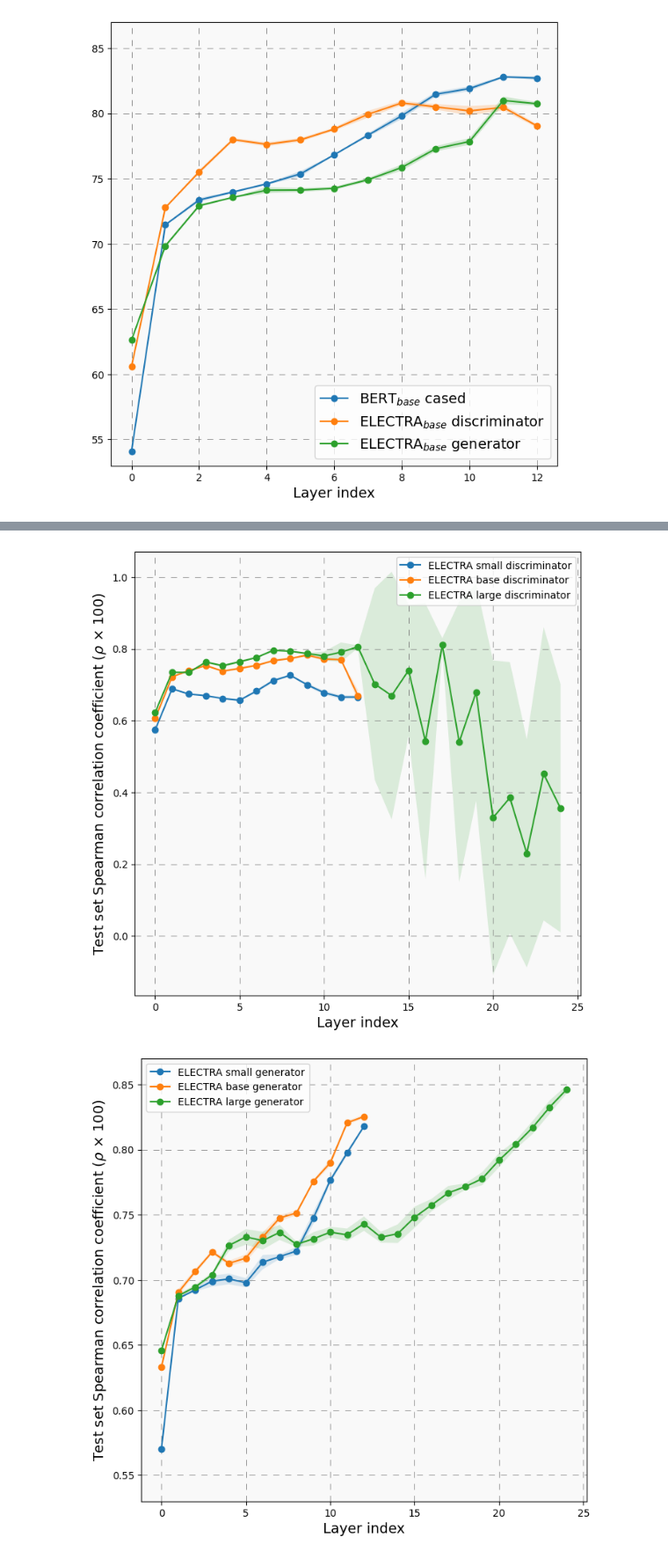
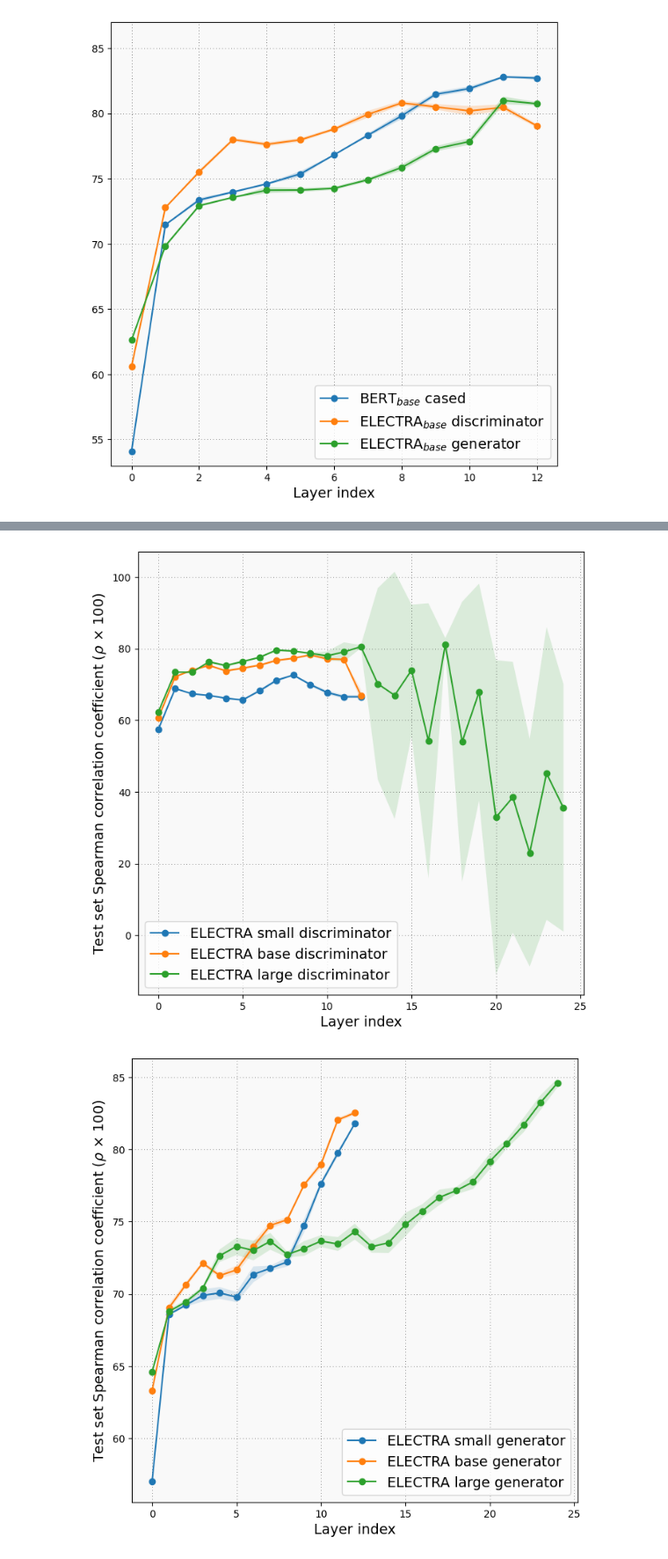
Before and after one commit to ir2718/similarity-embedding-quality, a Jupyter notebook: notebooks/plots.ipynb, the cells around one changed output, grey strips where cells are left out. Shown at 88% size. Drawn from its saved outputs; the diff is of its cells as text; code cells hidden in the pictures.

Commit message:
update plots

```diff
--- a/notebooks/plots.ipynb
+++ b/notebooks/plots.ipynb
@@ -70,7 +70,7 @@ colors=[
 # %%
 def add_to_plot(models, colors, ax, plot_idx, ylim_spearman=[53, 87]):
     ax.set_facecolor("#F9F9F9")
-    ax.grid(color='gray', linestyle=(0, (10, 10)), linewidth=0.6)
+    ax.grid(color='black', linestyle=(0, (1, 5)), linewidth=0.5)
     for x, color in zip(models, colors):
         m = x[0]
         pool = x[1]
@@ -103,6 +103,8 @@ def add_to_plot(models, colors, ax, plot_idx, ylim_spearman=[53, 87]):
                 ax.set_xlabel("Layer index", fontsize=14)
                 if plot_idx == 0:
                     ax.set_ylabel("Test set Spearman correlation coefficient ($\\rho$ $\\times$ 100)", fontsize=14)
+                else:
+                    ax.set_ylabel("", fontsize=14)
                 ax.legend(loc="lower right", fontsize=14)
                 if ylim_spearman is not None:
                     ax.set_ylim(ylim_spearman)
@@ -232,6 +420,6 @@ plt.savefig("./plots/pareto.pdf", format="pdf", bbox_inches="tight", dpi=300)
 [figure]
 # %%
-def plot_func(models, ylim_spearman=[0.53, 0.87]):
+def plot_func(models, ylim_spearman=[0.53, 0.87], legend_loc="best"):
     fig, ax = plt.subplots(1, 1, figsize=(8, 8))
 
     for x in models:
@@ -246,8 +434,8 @@ def plot_func(models, ylim_spearman=[0.53, 0.87]):
                 for i in range(c):
                     res = json.load(open(f"../output/{m}/{p}/{i}_to_{i+1}/{name}.json"))
 
-                    std_1 = res["stdev_cosine_spearman_test"]
-                    mean_1 = res["mean_cosine_spearman_test"]
+                    std_1 = res["stdev_cosine_spearman_test"] * 100
+                    mean_1 = res["mean_cosine_spearman_test"] * 100
                     std_spearman.append((mean_1-std_1, mean_1+std_1))
                     spearman.append(mean_1)
 
@@ -261,11 +449,11 @@ def plot_func(models, ylim_spearman=[0.53, 0.87]):
                     )
                 ax.set_xlabel("Layer index", fontsize=14)
                 ax.set_ylabel("Test set Spearman correlation coefficient ($\\rho$ $\\times$ 100)", fontsize=14)
-                ax.legend()
+                ax.legend(loc=legend_loc, fontsize=14)
                 if ylim_spearman is not None:
                     ax.set_ylim(ylim_spearman)
                 ax.set_facecolor("#F9F9F9")
-                ax.grid(color='gray', linestyle=(0, (10, 10)), linewidth=0.6)
+                ax.grid(color='black', linestyle=(0, (1, 5)), linewidth=0.5)
 # %%
 models = [
     ("google-electra-small-discriminator", ["mean"], 13,
@@ -285,33 +473,33 @@ models = [
     )
 ]
 
-plot_func(models, ylim_spearman=None)
+plot_func(models, ylim_spearman=None, legend_loc="lower left")
 plt.savefig("./plots/discriminator.pdf", format="pdf", bbox_inches="tight", dpi=300)
 # %% [output]
-[figure, old version]
+[figure, new version]
 # %%
 models = [
     ("google-electra-small-generator", ["mean"], 13,
          [
             ("test_results", "ELECTRA small generator"),
          ]
     ),
     ("google-electra-base-generator", ["mean"], 13,
          [
             ("test_results", "ELECTRA base generator"),
          ]
     ),
     ("google-electra-large-generator", ["mean"], 25,
         [
             ("test_results", "ELECTRA large generator"),
          ]
     )
 ]
 
-plot_func(models)
+plot_func(models, ylim_spearman=None)
 plt.savefig("./plots/generator.pdf", format="pdf", bbox_inches="tight", dpi=300)
 # %% [output]
-[figure, old version]
+[figure, new version]
 # %%
 models = [
 
```
Also changed, not shown: parts of 5 cells of this notebook.
